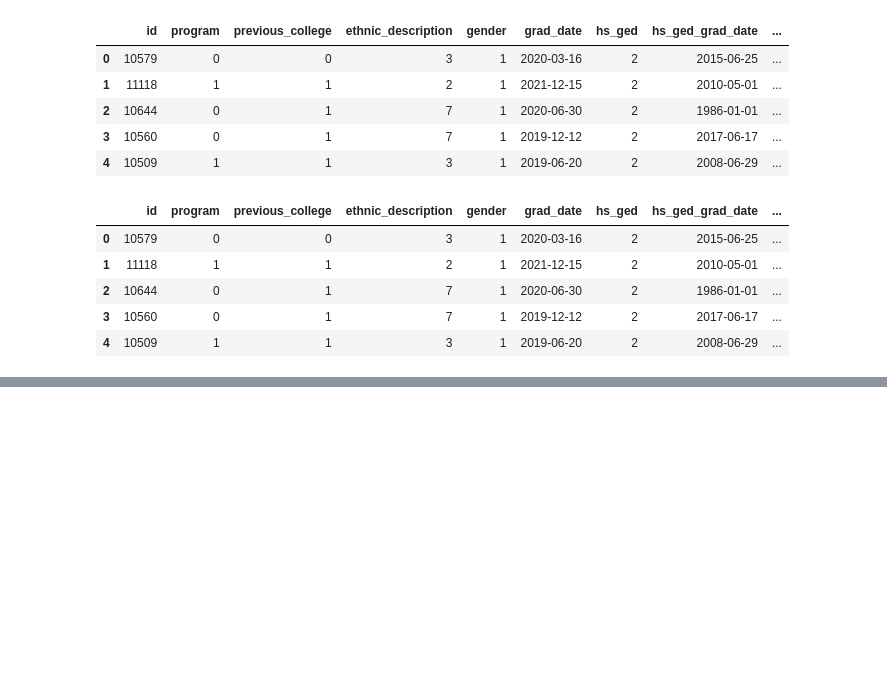
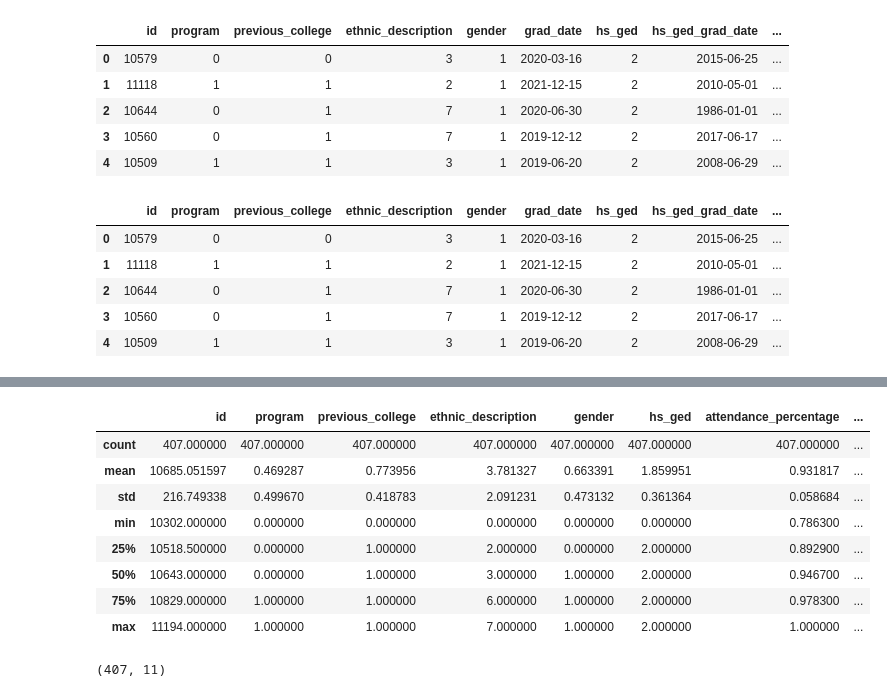
Before and after one commit to mkirsch2/tuition_status, a Jupyter notebook: resources/EDA.ipynb, the cells around one changed output, grey strips where cells are left out. Drawn from its saved outputs; the diff is of its cells as text; code cells hidden in the pictures; blank space fills up the shorter version.

```diff
--- a/resources/EDA.ipynb
+++ b/resources/EDA.ipynb
@@ -180,3 +193,24 @@ df3.describe()
+# %%
+# Remove rows with GPAs < 70.
+
+df3.drop(df3.index[df3["gpa"] < 70], inplace=True)
+# %%
+df3.describe()
+# %% [output]
+|  | id | program | previous_college | ethnic_description | gender | hs_ged | attendance_percentage | ... |
+| count | 407.000000 | 407.000000 | 407.000000 | 407.000000 | 407.000000 | 407.000000 | 407.000000 | ... |
+| mean | 10685.051597 | 0.469287 | 0.773956 | 3.781327 | 0.663391 | 1.859951 | 0.931817 | ... |
+| std | 216.749338 | 0.499670 | 0.418783 | 2.091231 | 0.473132 | 0.361364 | 0.058684 | ... |
+| min | 10302.000000 | 0.000000 | 0.000000 | 0.000000 | 0.000000 | 0.000000 | 0.786300 | ... |
+| 25% | 10518.500000 | 0.000000 | 1.000000 | 2.000000 | 0.000000 | 2.000000 | 0.892900 | ... |
+| 50% | 10643.000000 | 0.000000 | 1.000000 | 3.000000 | 1.000000 | 2.000000 | 0.946700 | ... |
+| 75% | 10829.000000 | 1.000000 | 1.000000 | 6.000000 | 1.000000 | 2.000000 | 0.978300 | ... |
+| max | 11194.000000 | 1.000000 | 1.000000 | 7.000000 | 1.000000 | 2.000000 | 1.000000 | ... |
+# %%
+# Check total number of rows and columns.
+df3.shape
+# %% [output]
+(407, 11)
 # %%
 # Export cleaned data to a CSV file.
 df3.to_csv("cleaned_data.csv", index=False)
```
Also changed, not shown: parts of 9 cells of this notebook, 7 other files.
